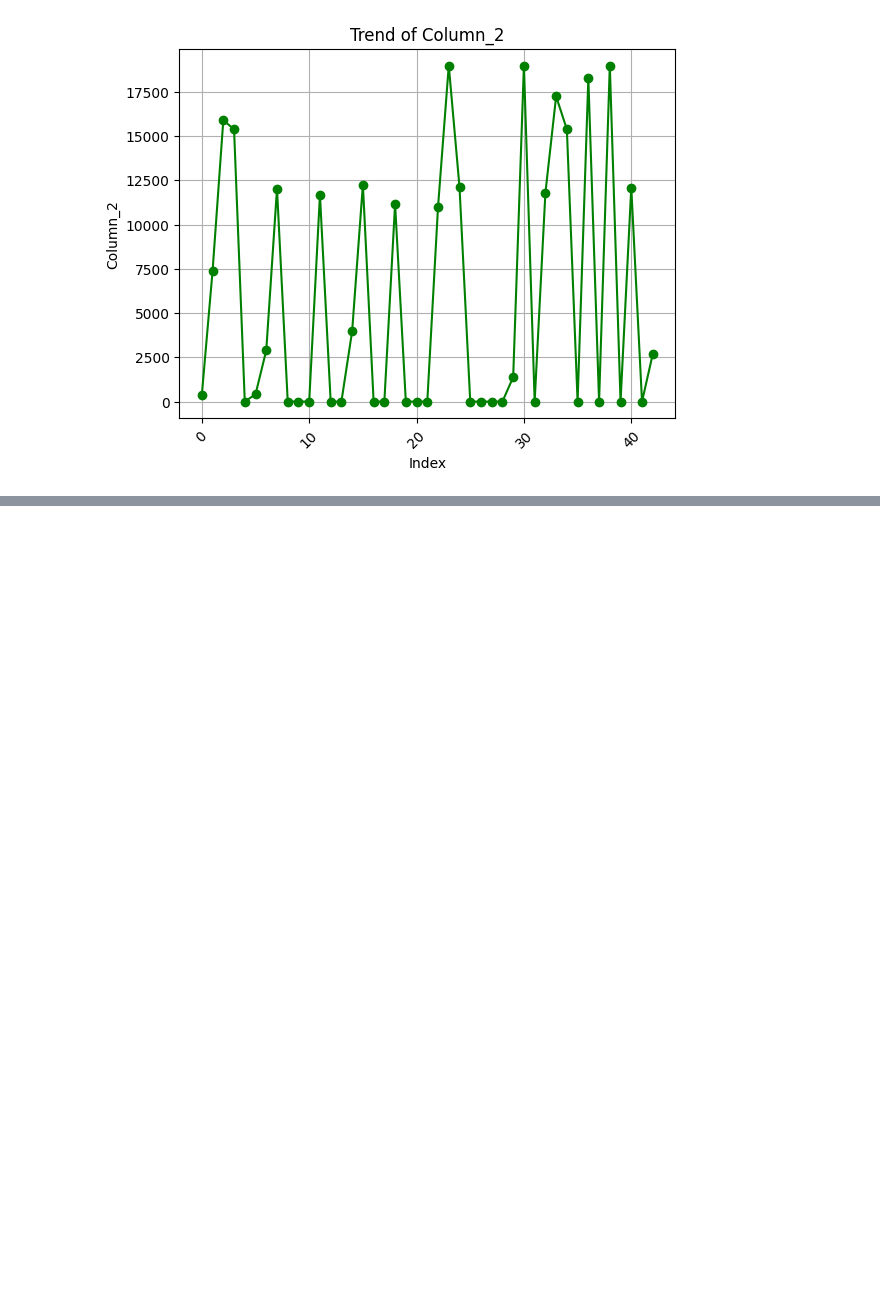
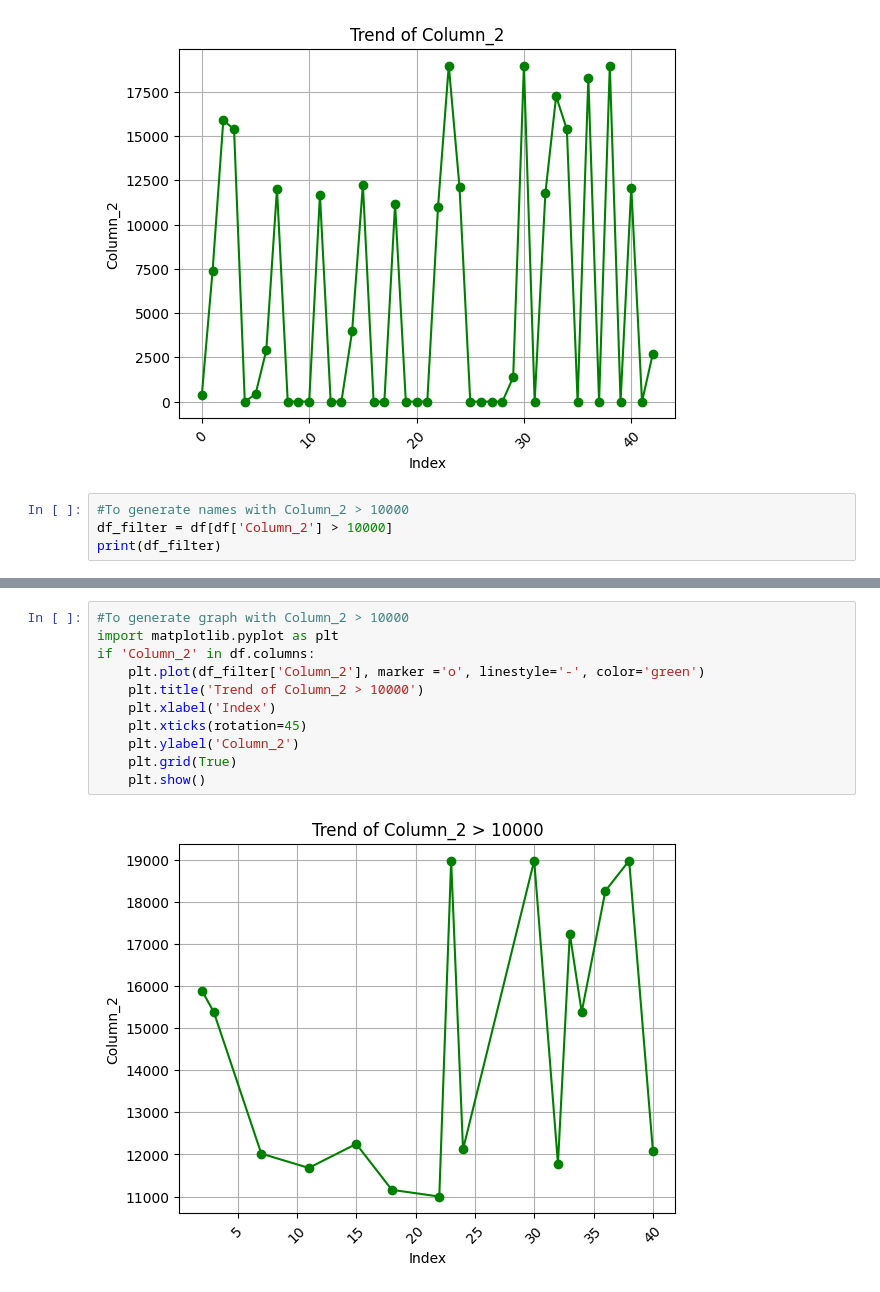
Before and after one commit to NellitG/Chestnut_data, a Jupyter notebook: lower.ipynb, the cells around one changed output, grey strips where cells are left out. Saved outputs shown, nothing was run; the diff lists cells and outputs as text; blank space fills up the shorter version.

Commit message:
filter balances greater than 10000

```diff
--- a/lower.ipynb
+++ b/lower.ipynb
@@ -31,3 +31,7 @@ else:
     print("Column 'Column_2' does not exist.")
 # %% [output]
 [figure]
+# %%
+#To generate names with Column_2 > 10000
+df_filter = df[df['Column_2'] > 10000]
+print(df_filter)
@@ -33,0 +56,13 @@ else:
+# %%
+#To generate graph with Column_2 > 10000
+import matplotlib.pyplot as plt
+if 'Column_2' in df.columns:
+    plt.plot(df_filter['Column_2'], marker ='o', linestyle='-', color='green')
+    plt.title('Trend of Column_2 > 10000')
+    plt.xlabel('Index')
+    plt.xticks(rotation=45)
+    plt.ylabel('Column_2')
+    plt.grid(True)
+    plt.show()
+# %% [output]
+[figure, added]
```
Also changed, not shown: parts of 1 cell of this notebook.
